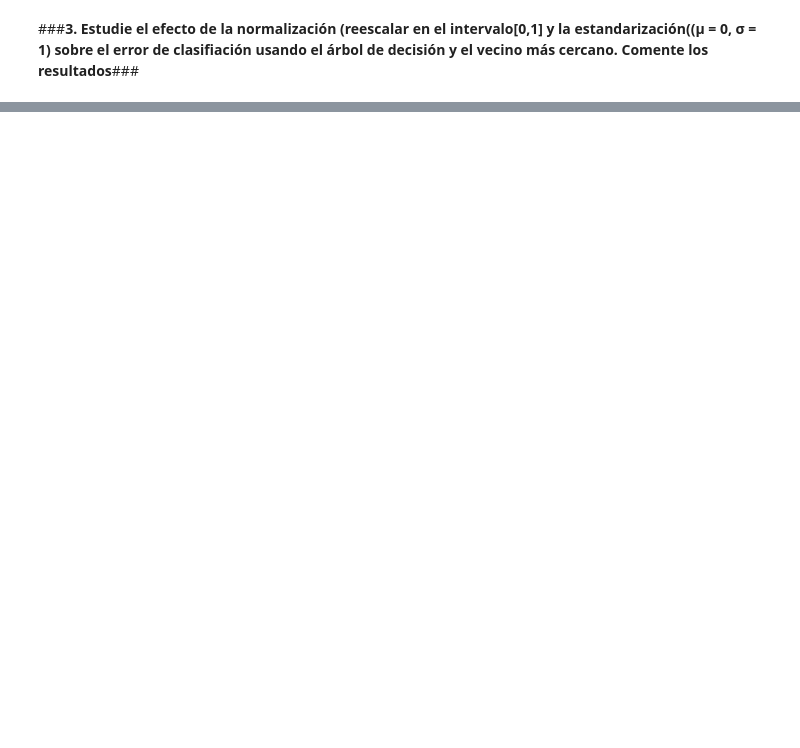
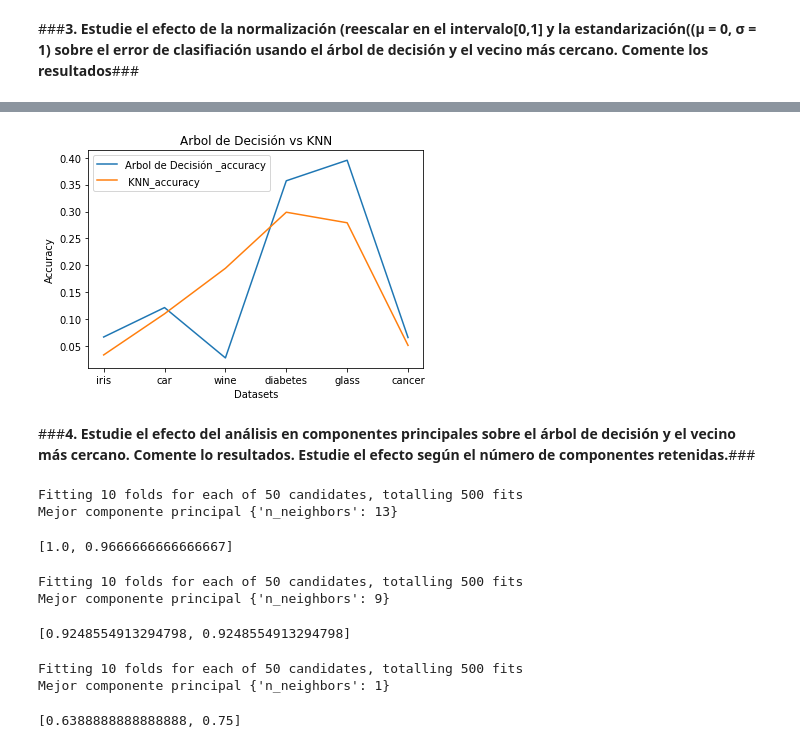
Before and after one commit to victoriapl01/Mineria_De_Datos, a Jupyter notebook: Practica1_1_IMD.ipynb, the cells around one changed output, grey strips where cells are left out. Drawn from its saved outputs; the diff is of its cells as text; code cells hidden in the pictures; blank space fills up the shorter version.

```diff
--- a/Practica1_1_IMD.ipynb
+++ b/Practica1_1_IMD.ipynb
@@ -345,0 +358,30 @@ Glass dataset
+# %%
+#Dataset wine
+error.append('wine')
+wine_XN = preprocessing.normalize(wine_X)
+error_tree.append(1-accuracyDataset(wine_XN,wine_y,tree))
+error_knn.append(1-accuracyDataset(wine_XN,wine_y,knn))
+# %%
+#Dataset diabetes
+error.append('diabetes')
+diabetes_XN = preprocessing.normalize(diabetes_X)
+error_tree.append(1-accuracyDataset(diabetes_XN,diabetes_y,tree))
+error_knn.append(1-accuracyDataset(diabetes_XN,diabetes_y,knn))
+# %%
+#Dataset glass
+error.append('glass')
+glass_XN = preprocessing.normalize(glass_X)
+error_tree.append(1-accuracyDataset(glass_XN,glass_y,tree))
+error_knn.append(1-accuracyDataset(glass_XN,glass_y,knn))
+# %%
+#Dataset cancer
+error.append('cancer')
+cancer_XN = preprocessing.normalize(cancer_X)
+error_tree.append(1-accuracyDataset(cancer_XN,cancer_y,tree))
+error_knn.append(1-accuracyDataset(cancer_XN,cancer_y,knn))
+# %%
+accuracyGraphic(error, error_tree, error_knn, "Arbol de Decisión ", " KNN")
+# %% [output]
+[figure, added]
+# %% [markdown]
+###**4. Estudie el efecto del análisis en componentes principales sobre el árbol de decisión y el vecino más cercano. Comente lo resultados. Estudie el efecto según el número de componentes retenidas.**###
@@ -345,0 +407,21 @@ Glass dataset
+# %%
+iris_accuracyKNN=comp_principalesKNN(iris_X, iris_y)
+iris_accuracyKNN
+# %% [output]
+Fitting 10 folds for each of 50 candidates, totalling 500 fits
+Mejor componente principal {'n_neighbors': 13}
+[1.0, 0.9666666666666667]
+# %%
+car_accuracyKNN=comp_principalesKNN(car_X, car_y)
+car_accuracyKNN
+# %% [output]
+Fitting 10 folds for each of 50 candidates, totalling 500 fits
+Mejor componente principal {'n_neighbors': 9}
+[0.9248554913294798, 0.9248554913294798]
+# %%
+wine_accuracyKNN=comp_principalesKNN(wine_X,wine_y)
+wine_accuracyKNN
+# %% [output]
+Fitting 10 folds for each of 50 candidates, totalling 500 fits
+Mejor componente principal {'n_neighbors': 1}
+[0.6388888888888888, 0.75]
```
Also changed, not shown: parts of 55 cells of this notebook.
